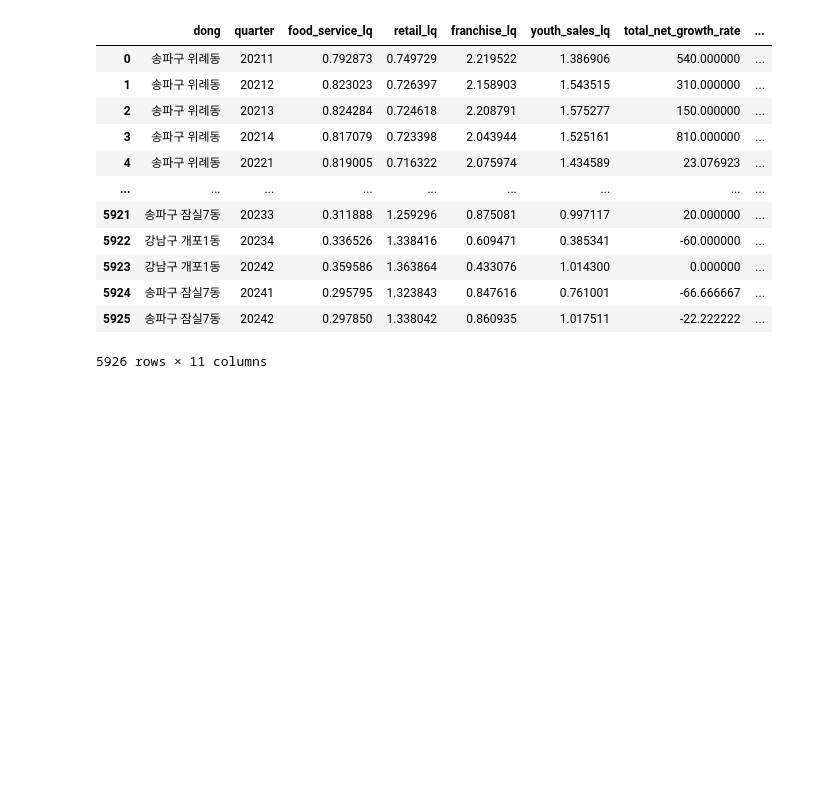
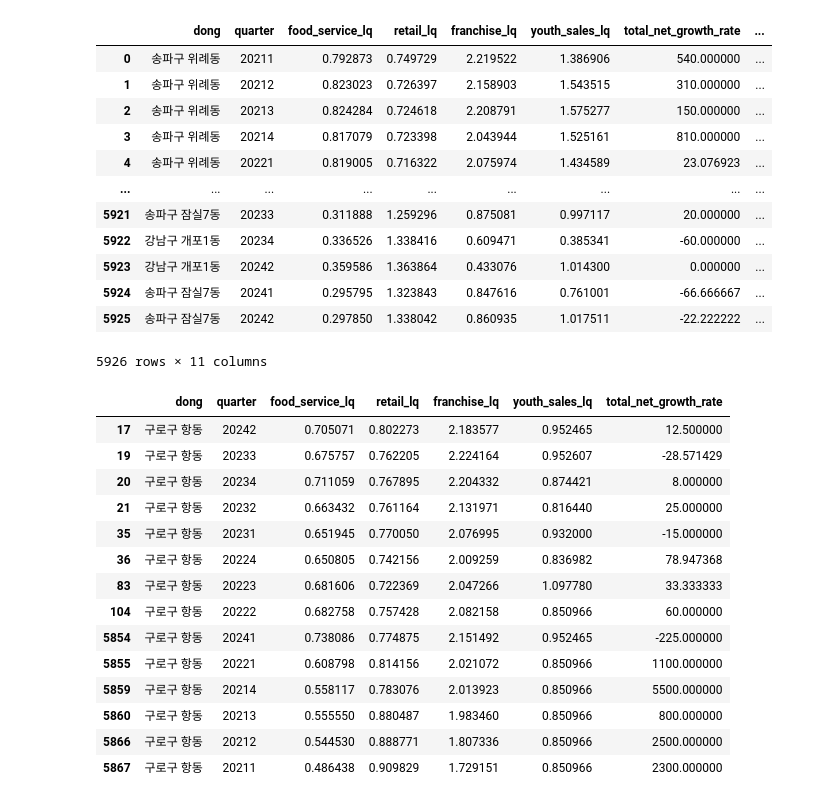
Before and after one commit to Gyuhyeon-Eom/FInal_Project, a Jupyter notebook: Final_FInal_LQ_EOM_2.ipynb, the cells around one changed output. Saved outputs shown, nothing was run; the diff lists cells and outputs as text; code cells hidden in the pictures; blank space fills up the shorter version.

```diff
--- a/Final_FInal_LQ_EOM_2.ipynb
+++ b/Final_FInal_LQ_EOM_2.ipynb
@@ -98,3 +98,29 @@ merged_df
 | 5924 | 송파구 잠실7동 | 20241 | 0.295795 | 1.323843 | 0.847616 | 0.761001 | -66.666667 | ... |
 | 5925 | 송파구 잠실7동 | 20242 | 0.297850 | 1.338042 | 0.860935 | 1.017511 | -22.222222 | ... |
 5926 rows × 11 columns
+# %%
+df_yes_sorted = df_yes[df_yes['dong'] == '구로구 항동'].sort_values(by='quarter')
+
+df_yes_sorted['youth_sales_lq'] = df_yes_sorted['youth_sales_lq'].bfill().ffill()
+
+df_yes.loc[df_yes_sorted.index, 'youth_sales_lq'] = df_yes_sorted['youth_sales_lq']
+# %%
+df_yes_filtered = df_yes[df_yes['dong'] == '구로구 항동']
+# %%
+df_yes_filtered
+# %% [output]
+|  | dong | quarter | food_service_lq | retail_lq | franchise_lq | youth_sales_lq | total_net_growth_rate |
+| 17 | 구로구 항동 | 20242 | 0.705071 | 0.802273 | 2.183577 | 0.952465 | 12.500000 |
+| 19 | 구로구 항동 | 20233 | 0.675757 | 0.762205 | 2.224164 | 0.952607 | -28.571429 |
+| 20 | 구로구 항동 | 20234 | 0.711059 | 0.767895 | 2.204332 | 0.874421 | 8.000000 |
+| 21 | 구로구 항동 | 20232 | 0.663432 | 0.761164 | 2.131971 | 0.816440 | 25.000000 |
+| 35 | 구로구 항동 | 20231 | 0.651945 | 0.770050 | 2.076995 | 0.932000 | -15.000000 |
+| 36 | 구로구 항동 | 20224 | 0.650805 | 0.742156 | 2.009259 | 0.836982 | 78.947368 |
+| 83 | 구로구 항동 | 20223 | 0.681606 | 0.722369 | 2.047266 | 1.097780 | 33.333333 |
+| 104 | 구로구 항동 | 20222 | 0.682758 | 0.757428 | 2.082158 | 0.850966 | 60.000000 |
+| 5854 | 구로구 항동 | 20241 | 0.738086 | 0.774875 | 2.151492 | 0.952465 | -225.000000 |
+| 5855 | 구로구 항동 | 20221 | 0.608798 | 0.814156 | 2.021072 | 0.850966 | 1100.000000 |
+| 5859 | 구로구 항동 | 20214 | 0.558117 | 0.783076 | 2.013923 | 0.850966 | 5500.000000 |
+| 5860 | 구로구 항동 | 20213 | 0.555550 | 0.880487 | 1.983460 | 0.850966 | 800.000000 |
+| 5866 | 구로구 항동 | 20212 | 0.544530 | 0.888771 | 1.807336 | 0.850966 | 2500.000000 |
+| 5867 | 구로구 항동 | 20211 | 0.486438 | 0.909829 | 1.729151 | 0.850966 | 2300.000000 |
```
Also changed, not shown: parts of 2 cells of this notebook.
